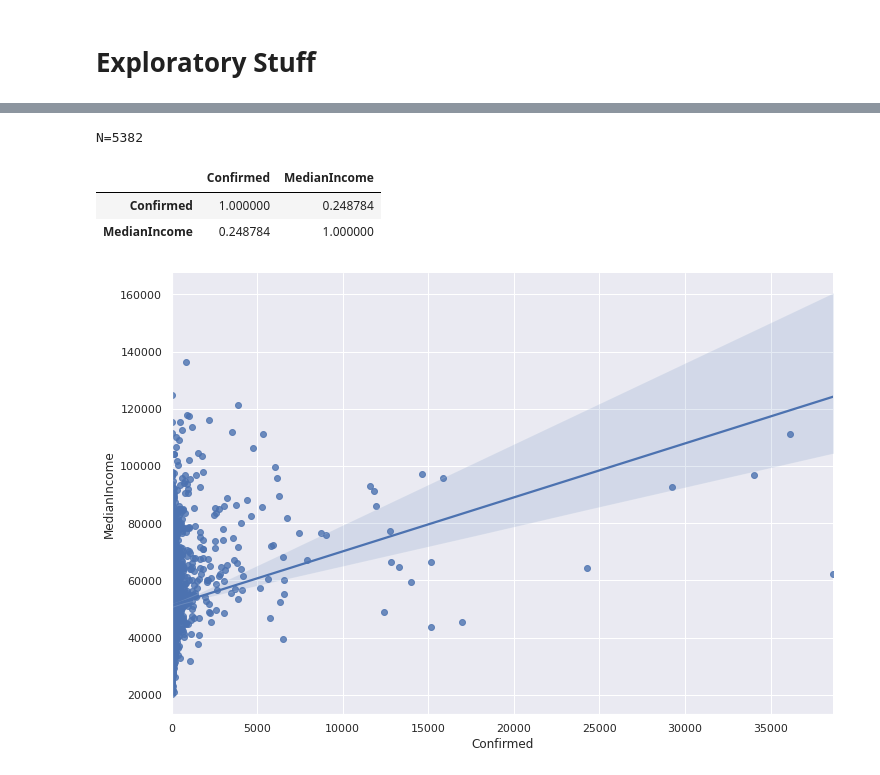
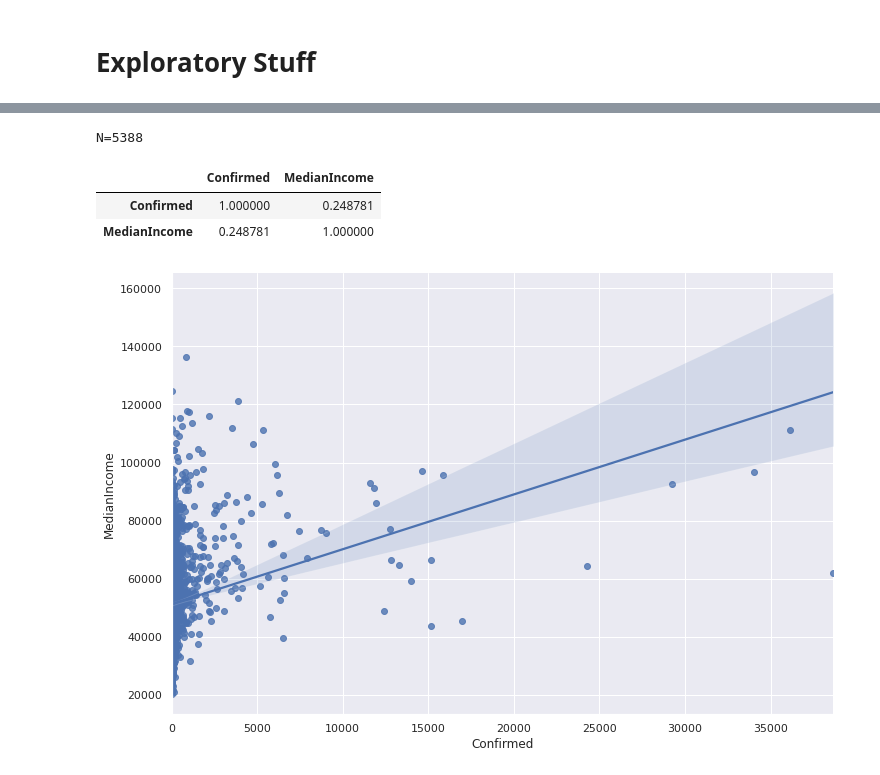
Before and after one commit to codeforkjeff/covid-19-stats, a Jupyter notebook: Exploratory Stuff.ipynb, the cells around one changed output, grey strips where cells are left out. Saved outputs shown, nothing was run; the diff lists cells and outputs as text; code cells hidden in the pictures.

```diff
--- a/Exploratory Stuff.ipynb
+++ b/Exploratory Stuff.ipynb
@@ -117,33 +117,33 @@ np.log1p(df).corr()
 # %%
 # very slight correlation with median income?
 
 sql = """
 SELECT
     Confirmed,
     MedianIncome
-FROM fact_counties_ranked cr
+FROM fact_counties_base b
 JOIN dim_county c
-    ON cr.FIPS = c.FIPS
+    ON b.FIPS = c.FIPS
 WHERE
-    Date = '20200501'
+    Date = '2020-05-01'
     AND MedianIncome > 0
     AND Confirmed >= 0
     -- exclude NYC outlier
-    AND cr.FIPS <> '36061'
+    AND b.FIPS <> '36061'
 """
 
 df = psql.read_sql(sql, conn)
 print(f"N={df.size}")
 
 sns.lmplot(x="Confirmed", y="MedianIncome", data=df, height=7, aspect=1.5)
 
 df.corr()
 # %% [output]
-N=5382
+N=5388
 |  | Confirmed | MedianIncome |
-| Confirmed | 1.000000 | 0.248784 |
-| MedianIncome | 0.248784 | 1.000000 |
+| Confirmed | 1.000000 | 0.248781 |
+| MedianIncome | 0.248781 | 1.000000 |
-[figure, old version]
+[figure, new version]
 # %%
 # try median income again, but with ConfirmedPer1M this time.
 # it's not clear to me whether you can use counts adjusted to the pop in calculating correlation coefficient
```
Also changed, not shown: parts of 5 cells of this notebook, 1 other file.
